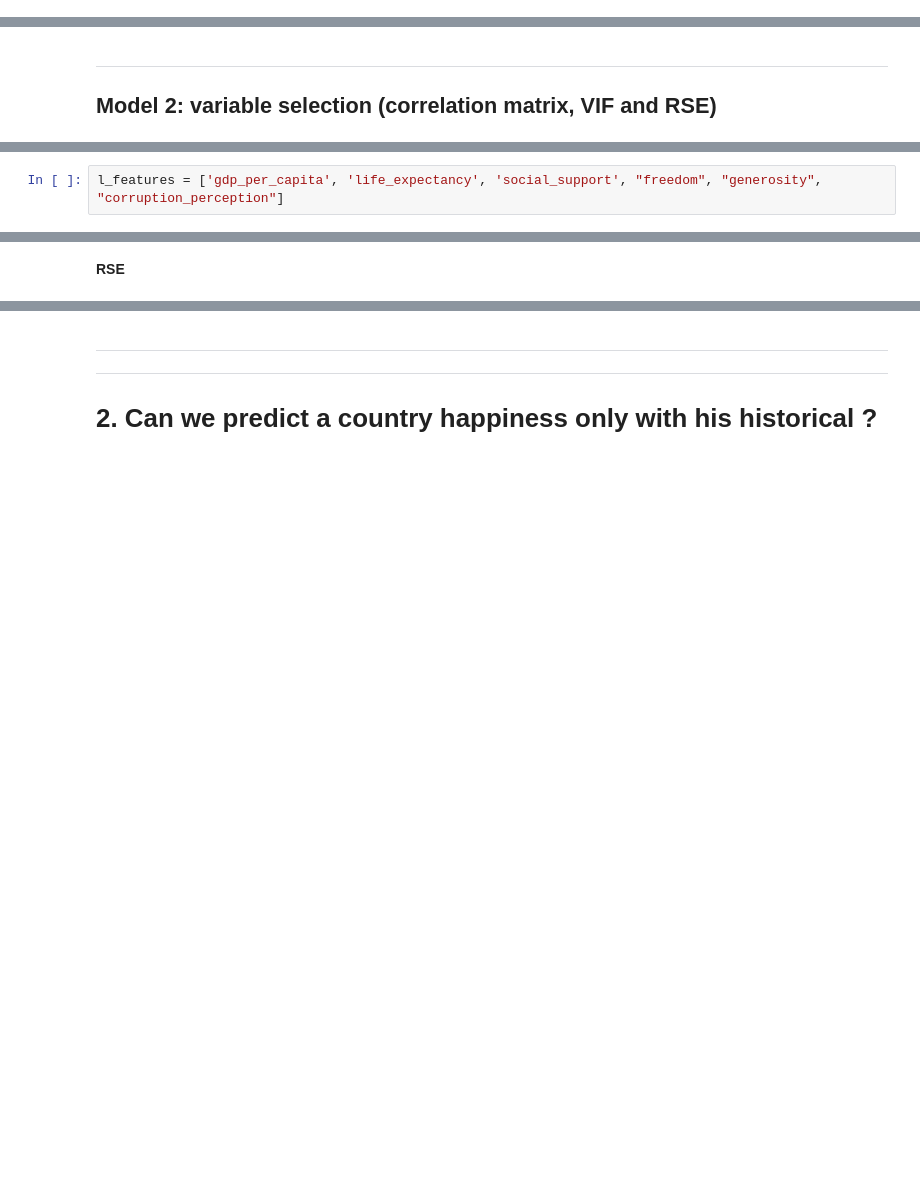
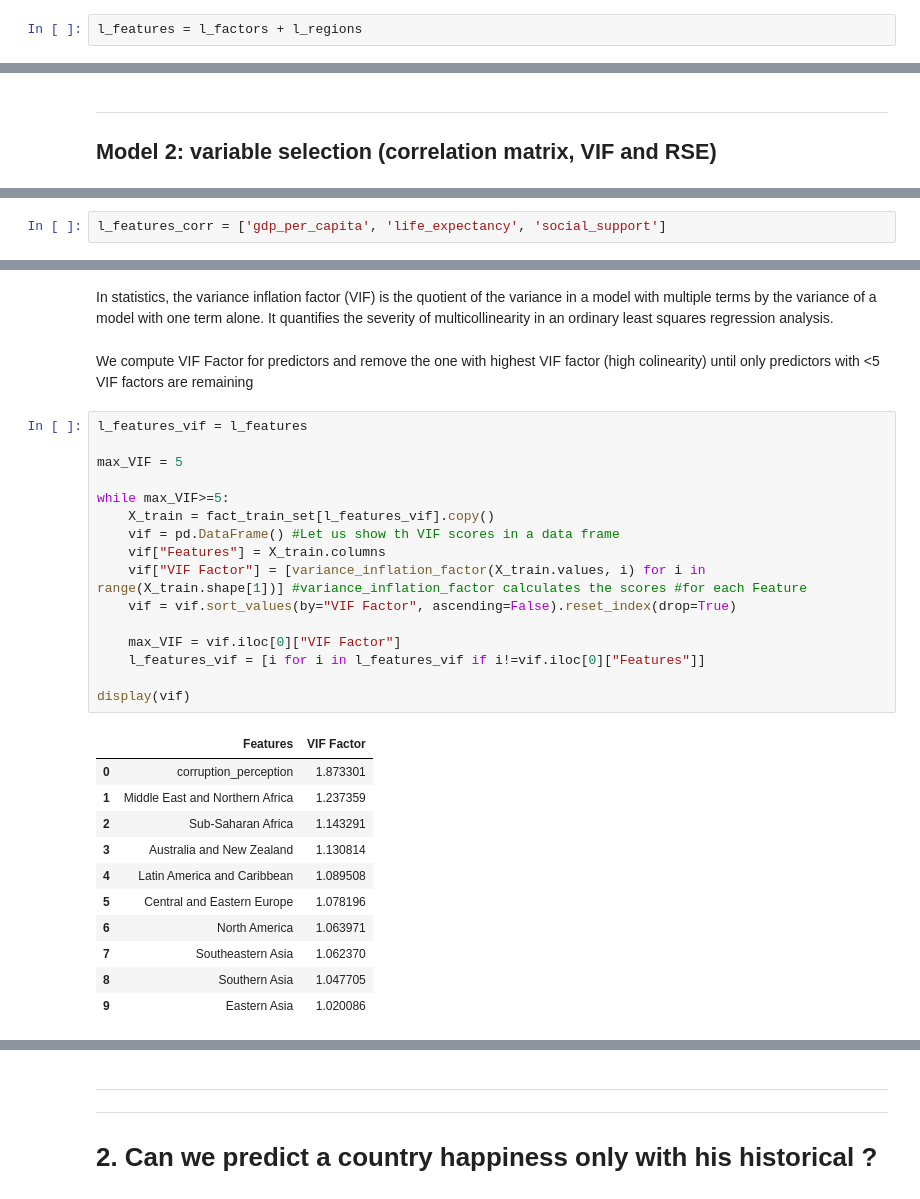
Before and after one commit to Maxence-Labesse/World-Happiness-Report, a Jupyter notebook: 5 Forecasting (Machine Learning).ipynb, the cells around one changed output, grey strips where cells are left out. Saved outputs shown, nothing was run; the diff lists cells and outputs as text; blank space fills up the shorter version.

```diff
--- a/5 Forecasting (Machine Learning).ipynb
+++ b/5 Forecasting (Machine Learning).ipynb
@@ -258,3 +144,5 @@ l_features = ['corruption_perception', 'freedom', 'gdp_per_capita', 'generosity'
+# %%
+l_features = l_factors + l_regions
 # %%
 compare_algo(fact_train_set, fact_test_set, "happiness_score", l_features, benchmark_test)
 # %% [output]
@@ -281,3 +176,3 @@ sns.heatmap(corr_matrix, annot = True)
 # %%
-l_features = ['gdp_per_capita', 'life_expectancy', 'social_support', "freedom", "generosity", "corruption_perception"]
+l_features_corr = ['gdp_per_capita', 'life_expectancy', 'social_support']
 # %%
@@ -300,2 +192,32 @@ plt.scatter(y_pred_lin, y_test)
-# %% [markdown]
-**RSE**
+# %% [markdown]
+In statistics, the variance inflation factor (VIF) is the quotient of the variance in a model with multiple terms by the variance of a model with one term alone. It quantifies the severity of multicollinearity in an ordinary least squares regression analysis.
+# %% [markdown]
+We compute VIF Factor for predictors and remove the one with highest VIF factor (high colinearity) until only predictors with <5 VIF factors are remaining
+# %%
+l_features_vif = l_features
+
+max_VIF = 5
+
+while max_VIF>=5:
+    X_train = fact_train_set[l_features_vif].copy()
+    vif = pd.DataFrame() #Let us show th VIF scores in a data frame
+    vif["Features"] = X_train.columns
+    vif["VIF Factor"] = [variance_inflation_factor(X_train.values, i) for i in range(X_train.shape[1])] #variance_inflation_factor calculates the scores #for each Feature
+    vif = vif.sort_values(by="VIF Factor", ascending=False).reset_index(drop=True)
+
+    max_VIF = vif.iloc[0]["VIF Factor"]
+    l_features_vif = [i for i in l_features_vif if i!=vif.iloc[0]["Features"]]
+
+display(vif)
+# %% [output]
+|  | Features | VIF Factor |
+| 0 | corruption_perception | 1.873301 |
+| 1 | Middle East and Northern Africa | 1.237359 |
+| 2 | Sub-Saharan Africa | 1.143291 |
+| 3 | Australia and New Zealand | 1.130814 |
+| 4 | Latin America and Caribbean | 1.089508 |
+| 5 | Central and Eastern Europe | 1.078196 |
+| 6 | North America | 1.063971 |
+| 7 | Southeastern Asia | 1.062370 |
+| 8 | Southern Asia | 1.047705 |
+| 9 | Eastern Asia | 1.020086 |
```
Also changed, not shown: parts of 42 cells of this notebook, 10 other files.
